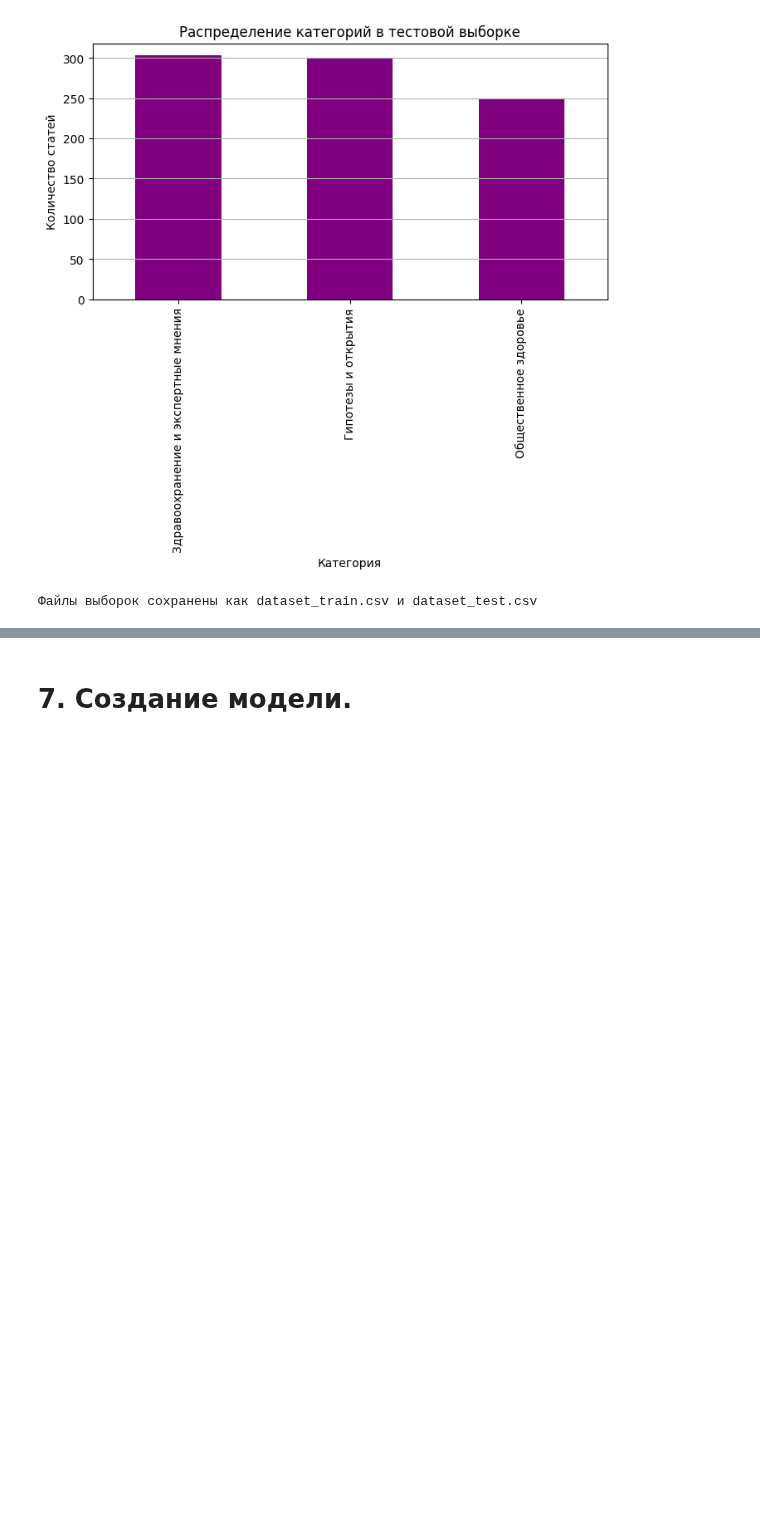
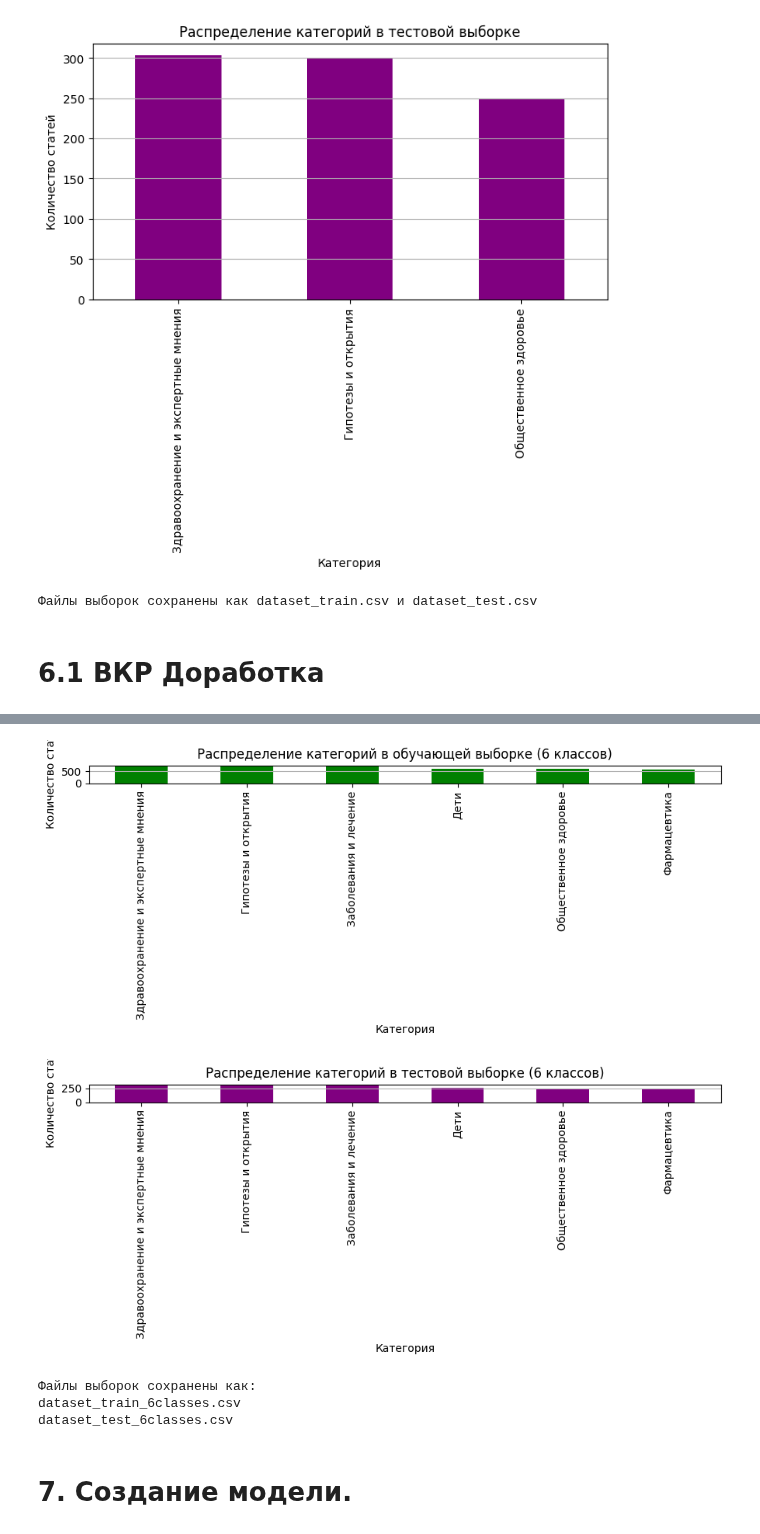
Before and after one commit to Lily999-ru/Preddiplomnaya_Praktika, a Jupyter notebook: finetuned_rubert_medportal.ipynb, the cells around one changed output, grey strips where cells are left out. Saved outputs shown, nothing was run; the diff lists cells and outputs as text; code cells hidden in the pictures; blank space fills up the shorter version.

```diff
--- a/finetuned_rubert_medportal.ipynb
+++ b/finetuned_rubert_medportal.ipynb
@@ -1269,3 +1586,74 @@ Name: count, dtype: int64
 [figure]
 [figure]
 Файлы выборок сохранены как dataset_train.csv и dataset_test.csv
+# %% [markdown]
+# **6.1 ВКР Доработка**
+# %%
+# ======================================
+# ДЕЛЕНИЕ ФИНАЛЬНОГО ДАТАСЕТА НА ВЫБОРКИ
+# (ВКР, 6 КЛАССОВ)
+# ======================================
+
+
+# Загрузка финального датасета
+df = pd.read_csv("medical_news_dataset_final.csv")
+
+# Проверка размера датасета перед делением
+print("Размер датасета перед делением:", df.shape)
+
+# Деление на обучающую (70%) и тестовую (30%) выборки
+# stratify — для сохранения баланса классов
+train_df, test_df = train_test_split(
+    df,
+    test_size=0.3,
+    random_state=42,
+    stratify=df["category"]
+)
+
+# Проверка размеров выборок
+print("\nРазмер обучающей выборки:", train_df.shape)
+print("Размер тестовой выборки:", test_df.shape)
+
+# Распределение категорий в обучающей выборке
+print("\nРаспределение категорий в обучающей выборке:")
+print(train_df["category"].value_counts())
+
+# Распределение категорий в тестовой выборке
+print("\nРаспределение категорий в тестовой выборке:")
+print(test_df["category"].value_counts())
+
+# ======================================
+# ВИЗУАЛИЗАЦИЯ
+# ======================================
+
+# Обучающая выборка
+plt.figure(figsize=(9, 4))
+train_df["category"].value_counts().plot(kind="bar", color="green")
+plt.title("Распределение категорий в обучающей выборке (6 классов)")
+plt.xlabel("Категория")
+plt.ylabel("Количество статей")
+plt.grid(axis="y")
+plt.tight_layout()
+plt.show()
+
+# Тестовая выборка
+plt.figure(figsize=(9, 4))
+test_df["category"].value_counts().plot(kind="bar", color="purple")
+plt.title("Распределение категорий в тестовой выборке (6 классов)")
+plt.xlabel("Категория")
+plt.ylabel("Количество статей")
+plt.grid(axis="y")
+plt.tight_layout()
+plt.show()
+
+# ======================================
+# СОХРАНЕНИЕ ВЫБОРОК
+# ======================================
+
+train_df.to_csv("dataset_train_6classes.csv", index=False, encoding="utf-8")
+test_df.to_csv("dataset_test_6classes.csv", index=False, encoding="utf-8")
+
+print("\nФайлы выборок сохранены как:")
+print("dataset_train_6classes.csv")
+print("dataset_test_6classes.csv")
+# %% [output]
@@ -1272,3 +1677,8 @@ Name: count, dtype: int64
+[figure, added]
+[figure, added]
+Файлы выборок сохранены как:
+dataset_train_6classes.csv
+dataset_test_6classes.csv
 # %% [markdown]
 # **7. Создание модели.**
 # %%
```
Also changed, not shown: parts of 7 cells of this notebook.
